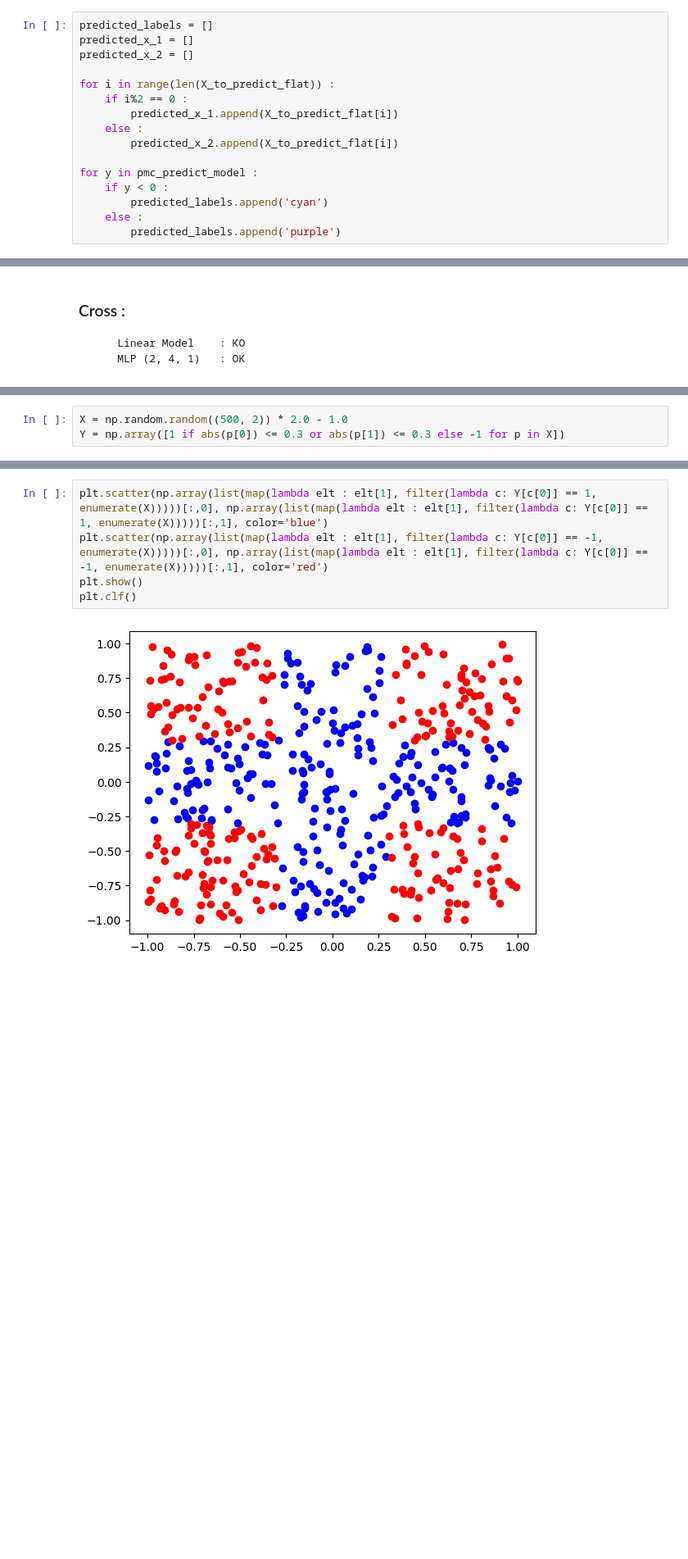
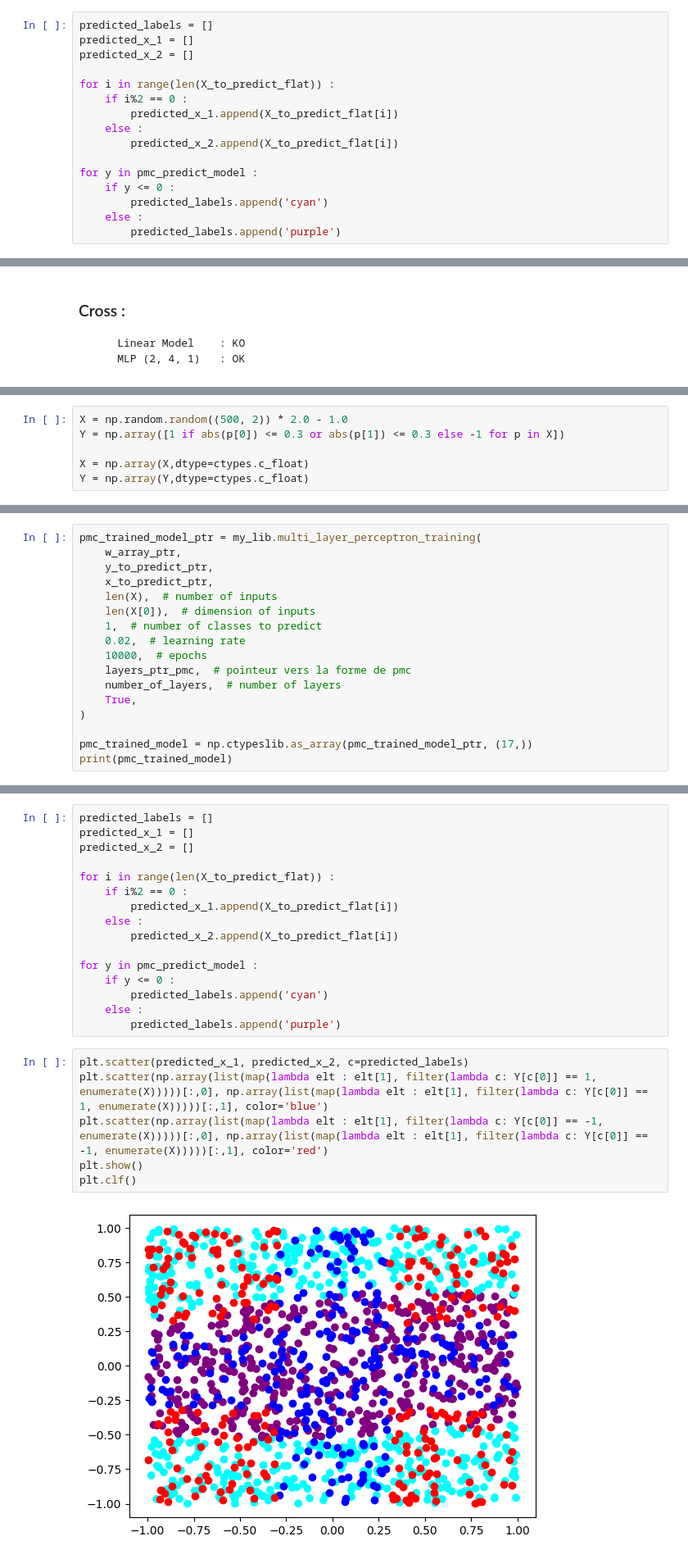
Before and after one commit to Elbub/3IABD2---Projet-annuel, a Jupyter notebook: tests_interops/notebook_test_interops_pmc_classification.ipynb, the cells around one changed output, grey strips where cells are left out. Shown: that part at 82% size. Drawn from its saved outputs; the diff is of its cells as text; blank space fills up the shorter version.

```diff
--- a/tests_interops/notebook_test_interops_pmc_classification.ipynb
+++ b/tests_interops/notebook_test_interops_pmc_classification.ipynb
@@ -499,7 +499,7 @@ for i in range(len(X_to_predict_flat)) :
         predicted_x_2.append(X_to_predict_flat[i])
 
 for y in pmc_predict_model :
-    if y < 0 :
+    if y <= 0 :
         predicted_labels.append('cyan')
     else :
         predicted_labels.append('purple')
@@ -519,3 +548,6 @@ plt.clf()
 # %%
 X = np.random.random((500, 2)) * 2.0 - 1.0
 Y = np.array([1 if abs(p[0]) <= 0.3 or abs(p[1]) <= 0.3 else -1 for p in X])
+
+X = np.array(X,dtype=ctypes.c_float)
+Y = np.array(Y,dtype=ctypes.c_float)
@@ -521,0 +583,17 @@ Y = np.array([1 if abs(p[0]) <= 0.3 or abs(p[1]) <= 0.3 else -1 for p in X])
+# %%
+pmc_trained_model_ptr = my_lib.multi_layer_perceptron_training(
+    w_array_ptr,
+    y_to_predict_ptr,
+    x_to_predict_ptr,
+    len(X),  # number of inputs
+    len(X[0]),  # dimension of inputs
+    1,  # number of classes to predict
+    0.02,  # learning rate
+    10000,  # epochs
+    layers_ptr_pmc,  # pointeur vers la forme de pmc
+    number_of_layers,  # number of layers
+    True,
+)
+
+pmc_trained_model = np.ctypeslib.as_array(pmc_trained_model_ptr, (17,))
+print(pmc_trained_model)
@@ -522,10 +649,27 @@ Y = np.array([1 if abs(p[0]) <= 0.3 or abs(p[1]) <= 0.3 else -1 for p in X])
+# %%
+predicted_labels = []
+predicted_x_1 = []
+predicted_x_2 = []
+
+for i in range(len(X_to_predict_flat)) :
+    if i%2 == 0 :
+        predicted_x_1.append(X_to_predict_flat[i])
+    else :
+        predicted_x_2.append(X_to_predict_flat[i])
+
+for y in pmc_predict_model :
+    if y <= 0 :
+        predicted_labels.append('cyan')
+    else :
+        predicted_labels.append('purple')
 # %%
+plt.scatter(predicted_x_1, predicted_x_2, c=predicted_labels)
 plt.scatter(np.array(list(map(lambda elt : elt[1], filter(lambda c: Y[c[0]] == 1, enumerate(X)))))[:,0], np.array(list(map(lambda elt : elt[1], filter(lambda c: Y[c[0]] == 1, enumerate(X)))))[:,1], color='blue')
 plt.scatter(np.array(list(map(lambda elt : elt[1], filter(lambda c: Y[c[0]] == -1, enumerate(X)))))[:,0], np.array(list(map(lambda elt : elt[1], filter(lambda c: Y[c[0]] == -1, enumerate(X)))))[:,1], color='red')
 plt.show()
 plt.clf()
 # %% [output]
-[figure, old version]
+[figure, new version]
 <Figure size 640x480 with 0 Axes>
 # %% [markdown]
 ### Multi Linear 3 classes :
```
Also changed, not shown: parts of 20 cells of this notebook, 1 other file.
